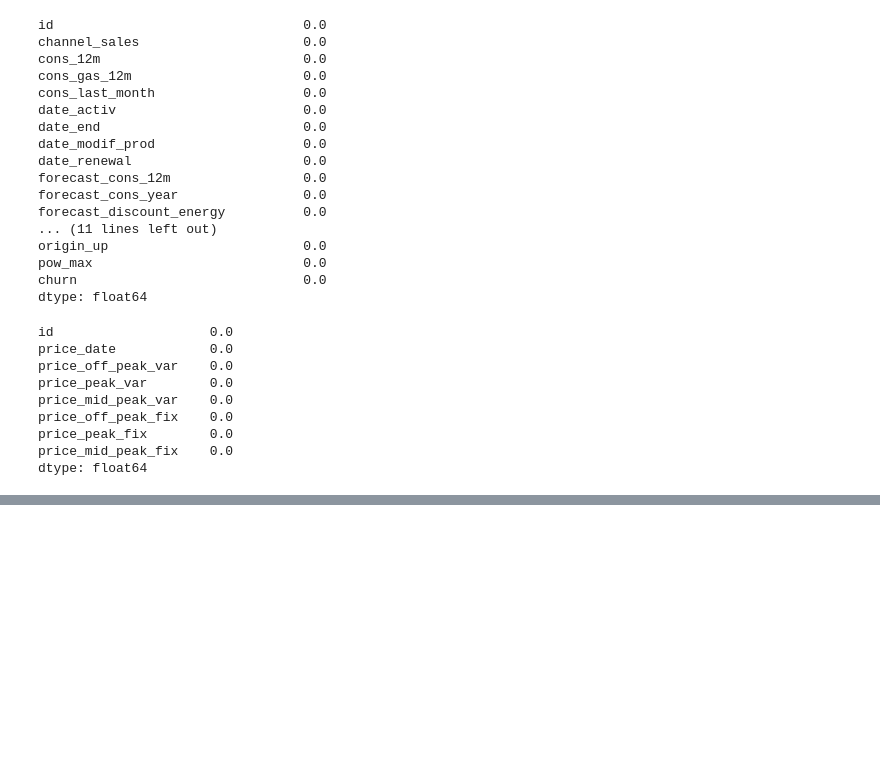
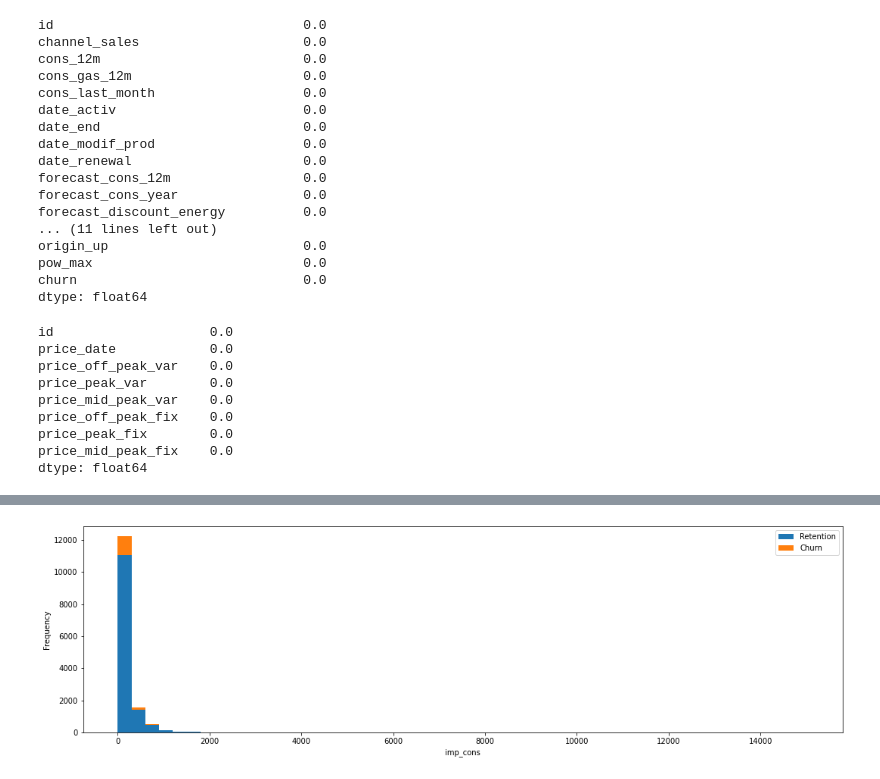
Before and after one commit to zliu15471/BCG, a Jupyter notebook: notebooks/Task 2.ipynb, the cells around one changed output, grey strips where cells are left out. Saved outputs shown, nothing was run; the diff lists cells and outputs as text; code cells hidden in the pictures; blank space fills up the shorter version.

```diff
--- a/notebooks/Task 2.ipynb
+++ b/notebooks/Task 2.ipynb
@@ -336,0 +358,5 @@ plot_distribution(consumption, 'cons_12m', axs)
+# %%
+fig, axs = plt.subplots(nrows=1, figsize=(18, 5))
+plot_distribution(consumption, 'imp_cons', axs)
+# %% [output]
+[figure, added]
```
Also changed, not shown: parts of 35 cells of this notebook.
